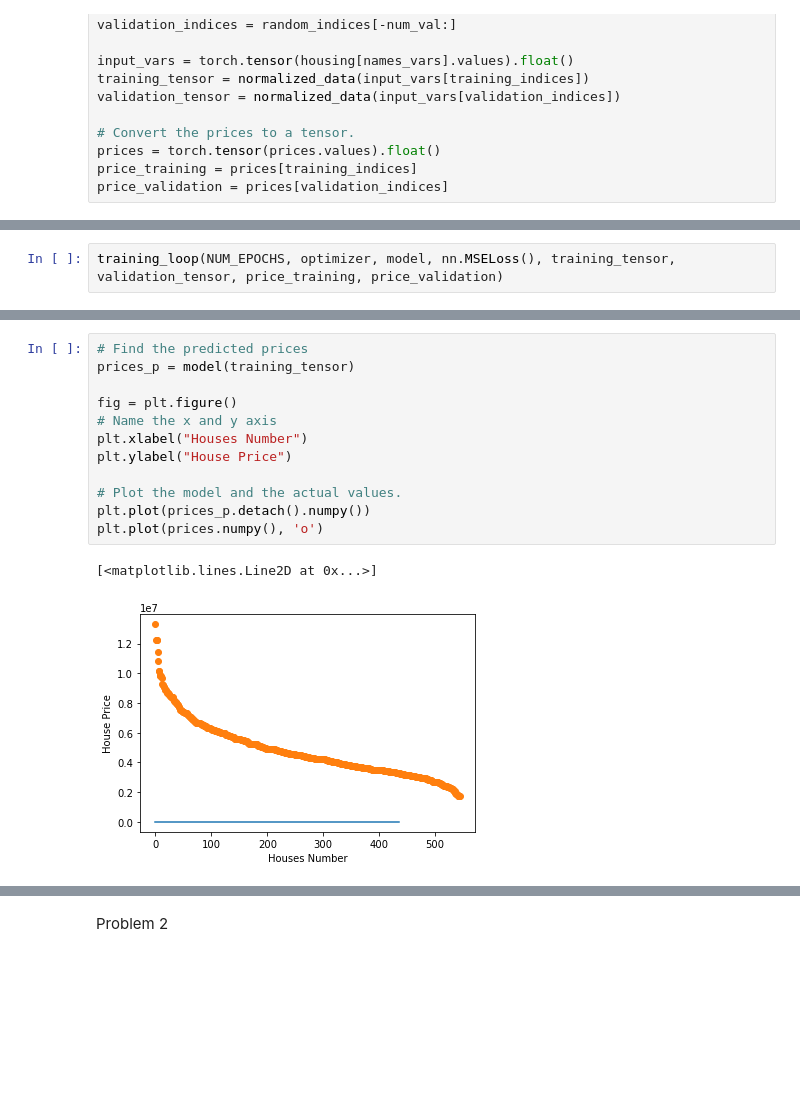
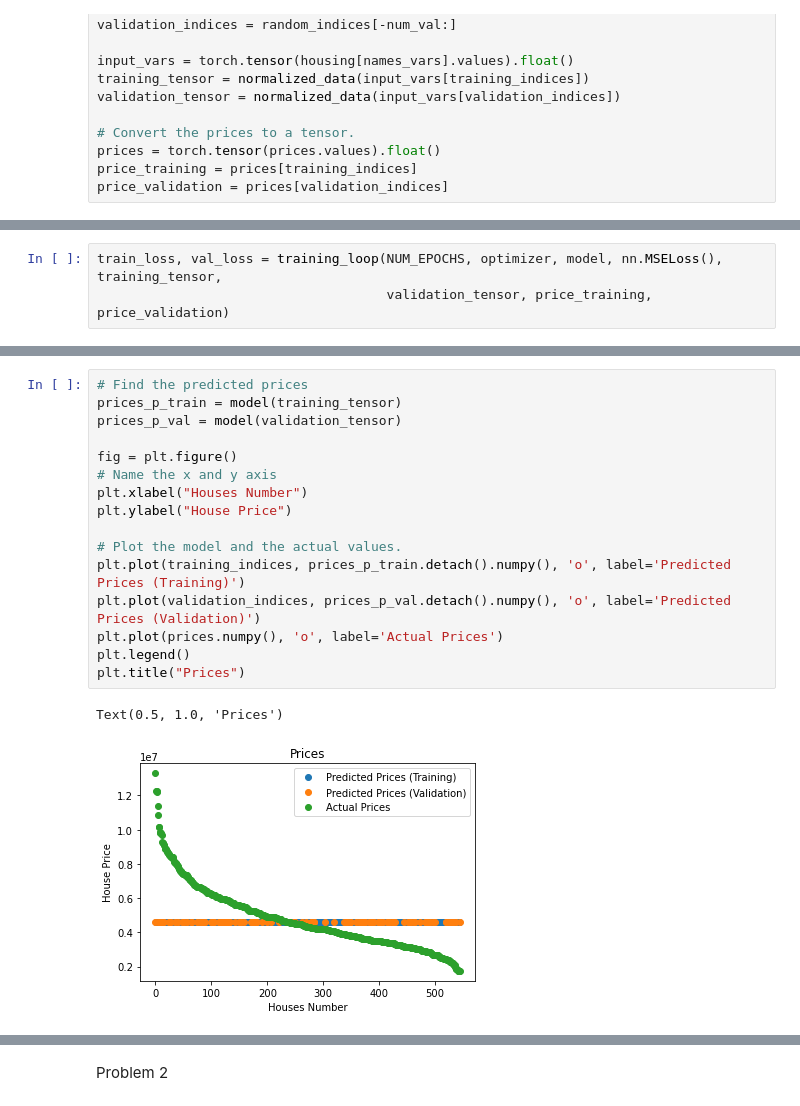
Before and after one commit to nguyjd/ecgr-4106-homeworks, a Jupyter notebook: homework 2/Homework2-Copy1.ipynb, the cells around one changed output, grey strips where cells are left out. Saved outputs shown, nothing was run; the diff lists cells and outputs as text; blank space fills up the shorter version.

```diff
--- a/homework 2/Homework2-Copy1.ipynb
+++ b/homework 2/Homework2-Copy1.ipynb
@@ -73,3 +87,4 @@ optimizer = optim.Adam(model.parameters(), lr=.0001)
 # %%
-training_loop(NUM_EPOCHS, optimizer, model, nn.MSELoss(), training_tensor, validation_tensor, price_training, price_validation)
+train_loss, val_loss = training_loop(NUM_EPOCHS, optimizer, model, nn.MSELoss(), training_tensor,
+                                     validation_tensor, price_training, price_validation)
 # %% [output]
@@ -93,15 +108,19 @@ Epoch 200: Training Loss: 25784615960576.0, Validation Loss: 27930690322432.0
 # %%
 # Find the predicted prices
-prices_p = model(training_tensor)
+prices_p_train = model(training_tensor)
+prices_p_val = model(validation_tensor)
 
 fig = plt.figure()
 # Name the x and y axis
 plt.xlabel("Houses Number")
 plt.ylabel("House Price")
 
 # Plot the model and the actual values.
-plt.plot(prices_p.detach().numpy())
-plt.plot(prices.numpy(), 'o')
+plt.plot(training_indices, prices_p_train.detach().numpy(), 'o', label='Predicted Prices (Training)')
+plt.plot(validation_indices, prices_p_val.detach().numpy(), 'o', label='Predicted Prices (Validation)')
+plt.plot(prices.numpy(), 'o', label='Actual Prices')
+plt.legend()
+plt.title("Prices")
 # %% [output]
-[<matplotlib.lines.Line2D at 0x...>]
+Text(0.5, 1.0, 'Prices')
-[figure, old version]
+[figure, new version]
```
Also changed, not shown: parts of 10 cells of this notebook, 1 other file.
